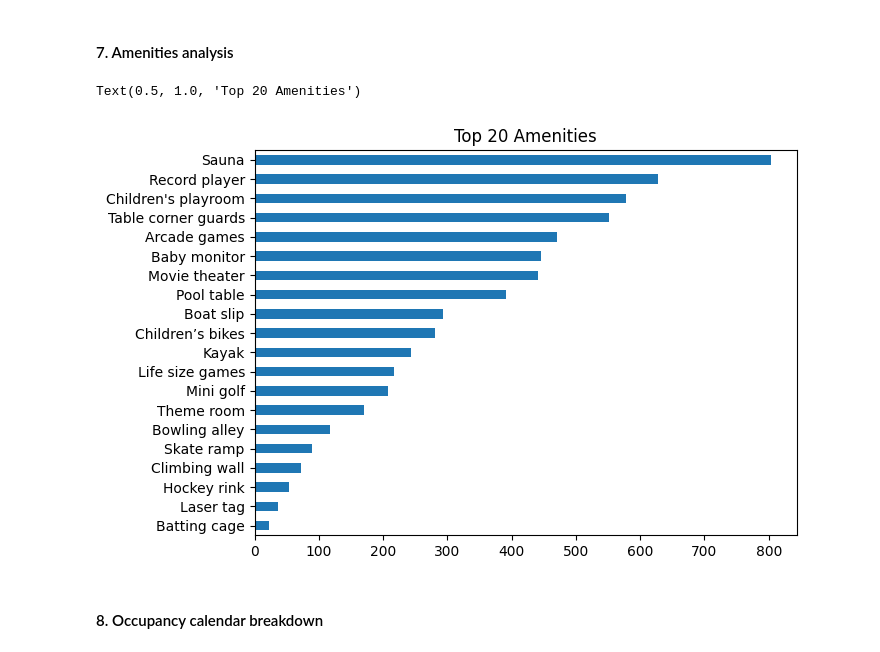
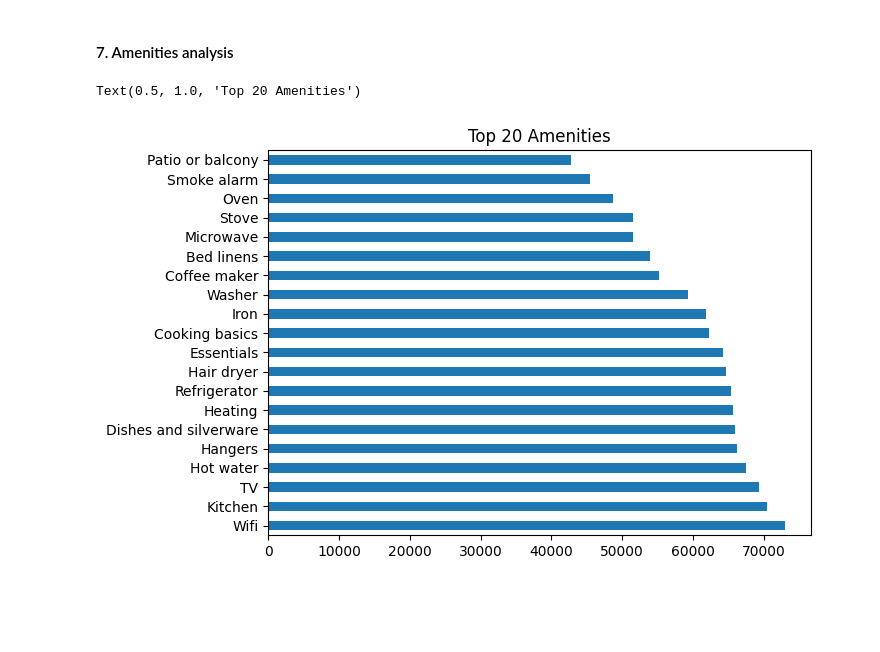
Before and after one commit to HenriquePRebolho/AirbnbDataMining, a Jupyter notebook: eda_etl/listings_eda_etl.ipynb, the cells around one changed output. Drawn from its saved outputs; the diff is of its cells as text; code cells hidden in the pictures; blank space fills up the shorter version.

```diff
--- a/eda_etl/listings_eda_etl.ipynb
+++ b/eda_etl/listings_eda_etl.ipynb
@@ -464,13 +524,11 @@ plt.tight_layout()
 # %%
 # Most common amenities (assuming comma-separated string)
 from collections import Counter
 
 all_amenities = df_clean["amenities"].dropna().str.split(",").explode().str.strip()
-top_amenities = pd.Series(Counter(all_amenities)).sort_values().head(20)
+top_amenities = pd.Series(Counter(all_amenities)).sort_values(ascending=False).head(20)
 top_amenities.plot(kind="barh", figsize=(7, 5))
 plt.title("Top 20 Amenities")
 # %% [output]
 Text(0.5, 1.0, 'Top 20 Amenities')
-[figure, old version]
+[figure, new version]
-# %% [markdown]
-#### 8. Occupancy calendar breakdown
```
Also changed, not shown: parts of 19 cells of this notebook, 9 other files.
